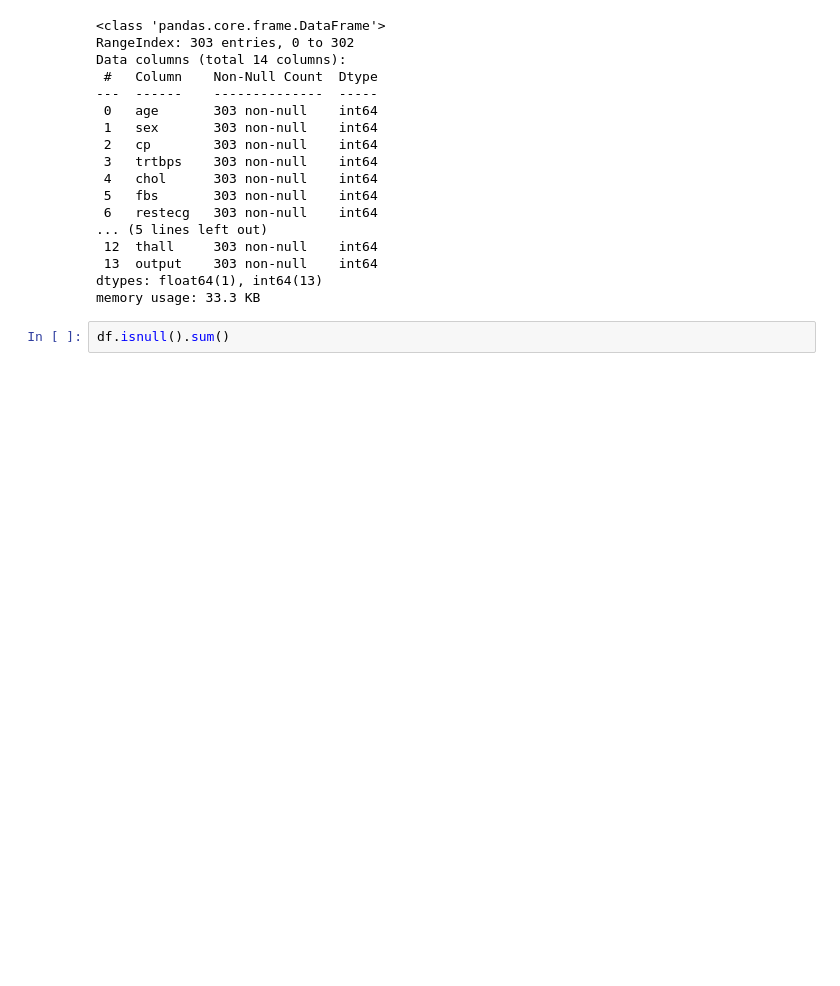
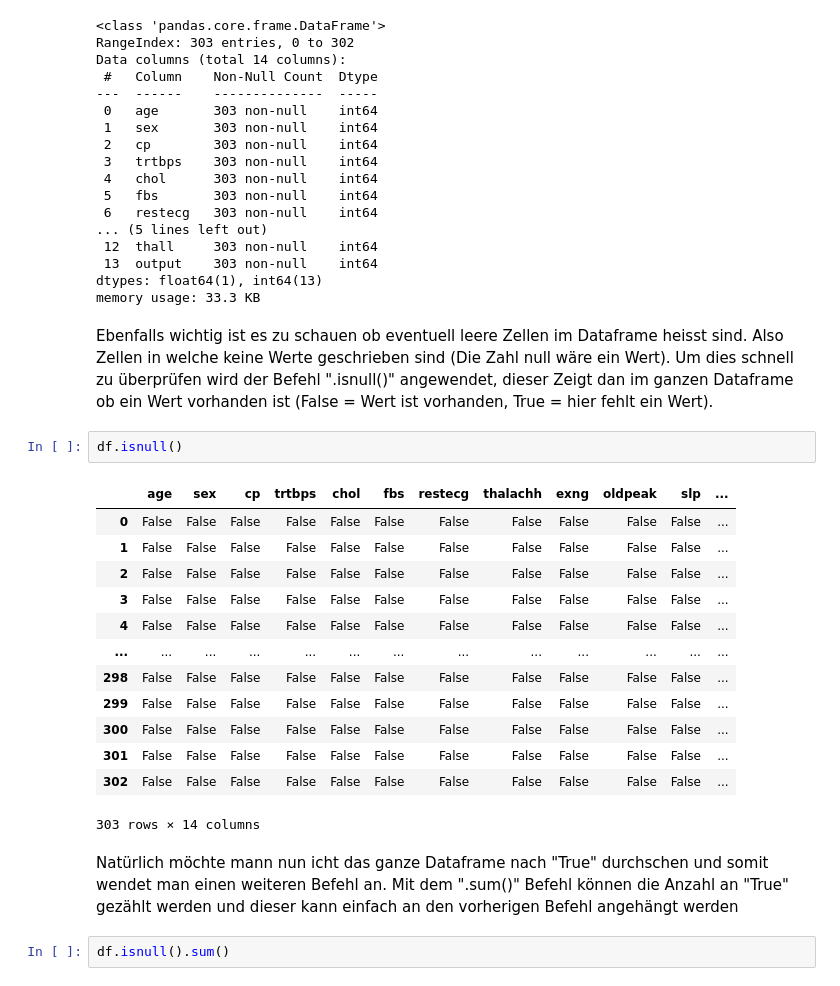
Before and after one commit to janikvonrotz/python.casa, a Jupyter notebook: topic-8/ExerciseNotebook.ipynb, the cells around one changed output. Saved outputs shown, nothing was run; the diff lists cells and outputs as text; blank space fills up the shorter version.

```diff
--- a/topic-8/ExerciseNotebook.ipynb
+++ b/topic-8/ExerciseNotebook.ipynb
@@ -102,6 +158,26 @@ Data columns (total 14 columns):
  13  output    303 non-null    int64
 dtypes: float64(1), int64(13)
 memory usage: 33.3 KB
+# %% [markdown]
+Ebenfalls wichtig ist es zu schauen ob eventuell leere Zellen im Dataframe heisst sind. Also Zellen in welche keine Werte geschrieben sind (Die Zahl null wäre ein Wert). Um dies schnell zu überprüfen wird der Befehl ".isnull()" angewendet, dieser Zeigt dan im ganzen Dataframe ob ein Wert vorhanden ist (False = Wert ist vorhanden, True = hier fehlt ein Wert).
+# %%
+df.isnull()
+# %% [output]
+|  | age | sex | cp | trtbps | chol | fbs | restecg | thalachh | exng | oldpeak | slp | ... |
+| 0 | False | False | False | False | False | False | False | False | False | False | False | ... |
+| 1 | False | False | False | False | False | False | False | False | False | False | False | ... |
+| 2 | False | False | False | False | False | False | False | False | False | False | False | ... |
+| 3 | False | False | False | False | False | False | False | False | False | False | False | ... |
+| 4 | False | False | False | False | False | False | False | False | False | False | False | ... |
+| ... | ... | ... | ... | ... | ... | ... | ... | ... | ... | ... | ... | ... |
+| 298 | False | False | False | False | False | False | False | False | False | False | False | ... |
+| 299 | False | False | False | False | False | False | False | False | False | False | False | ... |
+| 300 | False | False | False | False | False | False | False | False | False | False | False | ... |
+| 301 | False | False | False | False | False | False | False | False | False | False | False | ... |
+| 302 | False | False | False | False | False | False | False | False | False | False | False | ... |
+303 rows × 14 columns
+# %% [markdown]
+Natürlich möchte mann nun icht das ganze Dataframe nach "True" durchschen und somit wendet man einen weiteren Befehl an. Mit dem ".sum()" Befehl können die Anzahl an "True" gezählt werden und dieser kann einfach an den vorherigen Befehl angehängt werden
 # %%
 df.isnull().sum()
 # %% [output]
```
Also changed, not shown: parts of 26 cells of this notebook.
